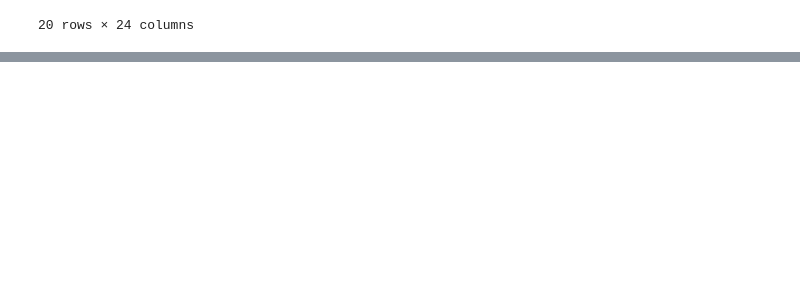
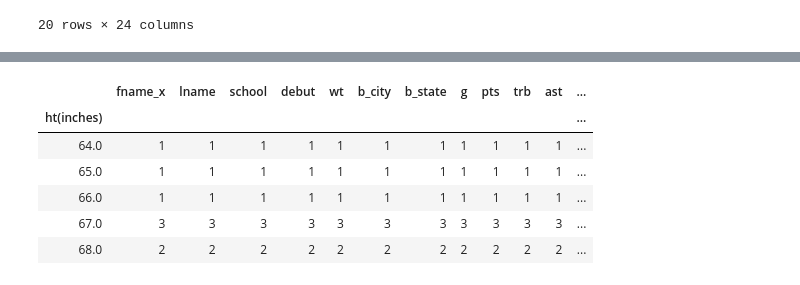
Before and after one commit to joshwmay/inst462_gibson_malik_may, a Jupyter notebook: jupyter/scrape.ipynb, the cells around one changed output, grey strips where cells are left out. Cells and saved outputs as stored; diff of their text form; code cells hidden in the pictures; blank space fills up the shorter version.

```diff
--- a/jupyter/scrape.ipynb
+++ b/jupyter/scrape.ipynb
@@ -436,3 +464,14 @@ mod.to_csv("state_avg.csv")
 
 #mod = ult2.groupby(["b_state"]).mean()
 #mod.head(50)
+# %%
+hts = scrape.groupby(["ht(inches)"]).count()
+hts.head()
+# %% [output]
+|  | fname_x | lname | school | debut | wt | b_city | b_state | g | pts | trb | ast | ... |
+| ht(inches) |  |  |  |  |  |  |  |  |  |  |  | ... |
+| 64.0 | 1 | 1 | 1 | 1 | 1 | 1 | 1 | 1 | 1 | 1 | 1 | ... |
+| 65.0 | 1 | 1 | 1 | 1 | 1 | 1 | 1 | 1 | 1 | 1 | 1 | ... |
+| 66.0 | 1 | 1 | 1 | 1 | 1 | 1 | 1 | 1 | 1 | 1 | 1 | ... |
+| 67.0 | 3 | 3 | 3 | 3 | 3 | 3 | 3 | 3 | 3 | 3 | 3 | ... |
+| 68.0 | 2 | 2 | 2 | 2 | 2 | 2 | 2 | 2 | 2 | 2 | 2 | ... |
```
Also changed, not shown: parts of 5 cells of this notebook.
